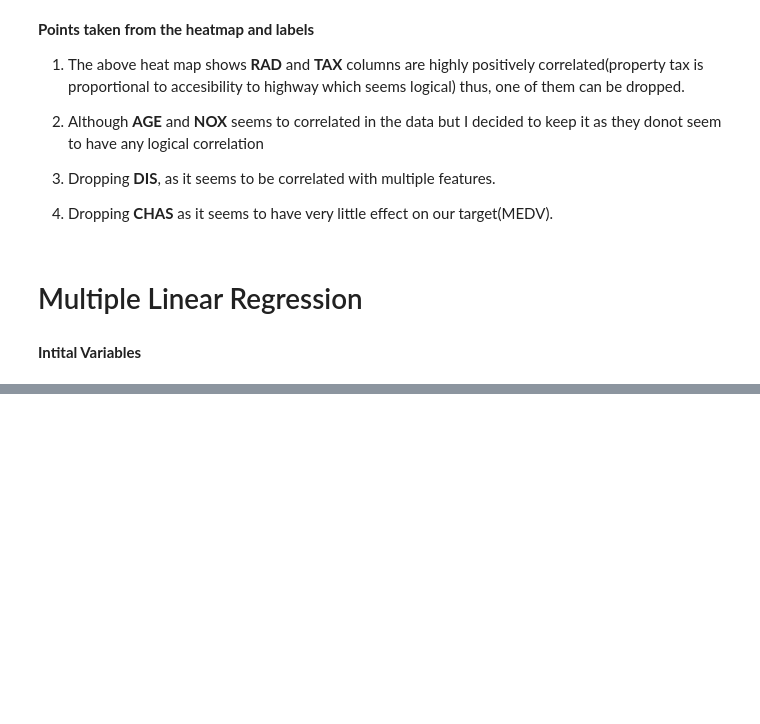
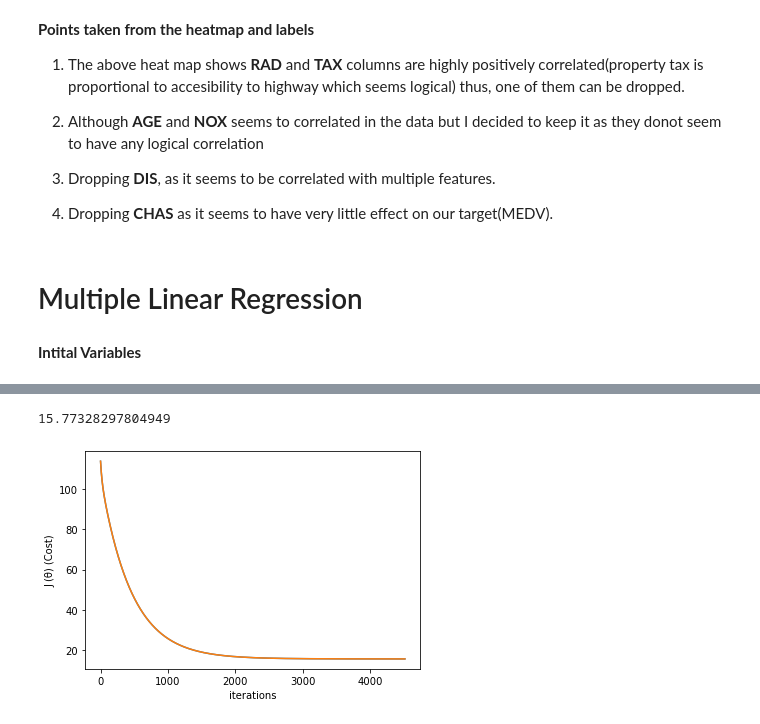
Before and after one commit to sm0223/boston_housing_prediction, a Jupyter notebook: housing_prediction.ipynb, the cells around one changed output, grey strips where cells are left out. Drawn from its saved outputs; the diff is of its cells as text; code cells hidden in the pictures; blank space fills up the shorter version.

```diff
--- a/housing_prediction.ipynb
+++ b/housing_prediction.ipynb
@@ -161,0 +167,20 @@ plt.plot(cost_list)
+# %%
+X = train[['RM', 'LSTAT']] # Dropping the said features
+y = train['MEDV'] #Target
+m = y.size #no of training data rows
+x = np.hstack((np.ones((m,1)), X))
+n = x.shape[1] #no. of features
+α = 0.0001   #learning rate
+θ = np.ones(n)
+# %%
+cost_list, θ, i = gradient_descent(x, y, m, θ, α)
+# %%
+print(cost_list[-1])
+plt.plot(cost_list)
+plt.xlabel("iterations")
+plt.ylabel("J (θ) (Cost)")
+plt.plot(cost_list)
+plt.show()
+# %% [output]
+15.77328297804949
+[figure, added]
```
Also changed, not shown: parts of 6 cells of this notebook.
